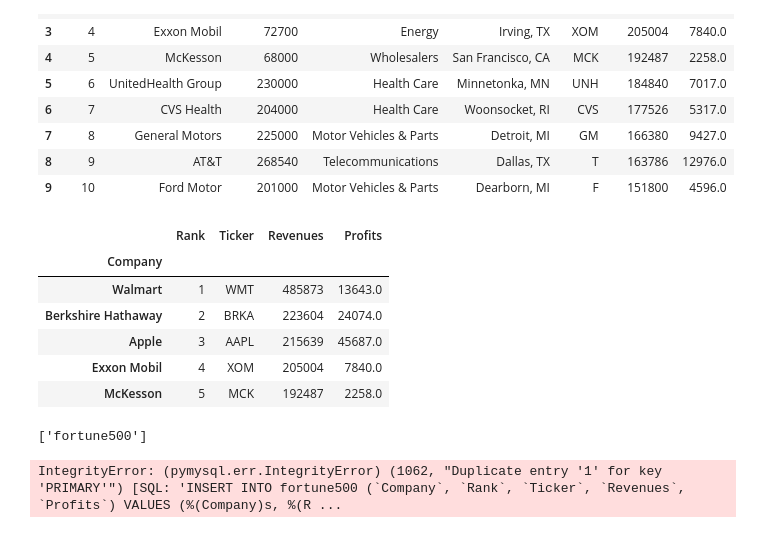
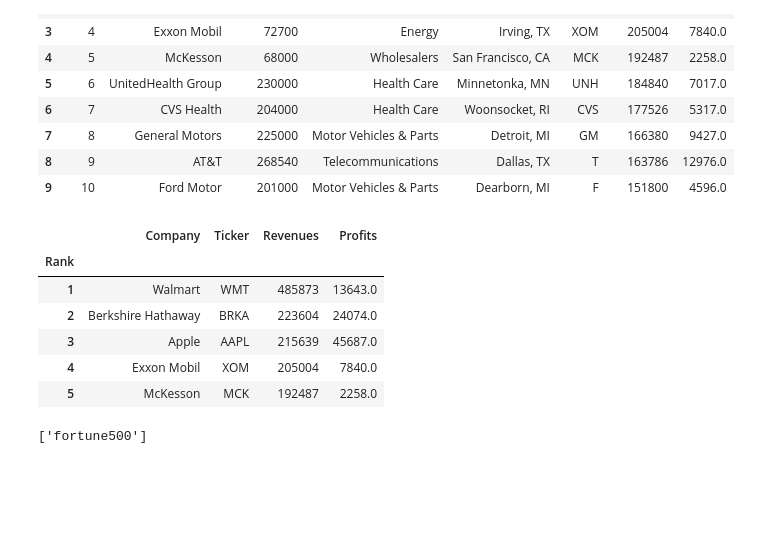
Before and after one commit to chinosamg/ETL-Project, a Jupyter notebook: ETL_Code-Fortune500.ipynb, the cells around one changed output. Drawn from its saved outputs; the diff is of its cells as text; code cells hidden in the pictures; blank space fills up the shorter version.

```diff
--- a/ETL_Code-Fortune500.ipynb
+++ b/ETL_Code-Fortune500.ipynb
@@ -52,19 +53,19 @@ Fortune500.head(10)
 # %%
 Fortune500_cols = ["Rank", "Company", "Ticker", "Revenues", "Profits"]
 Fortune500_transformed= Fortune500[Fortune500_cols].copy()
 
 Fortune500_transformed.drop_duplicates({"Rank", "Company"}, inplace=True)
-Fortune500_transformed.set_index("Company", inplace=True)
+Fortune500_transformed.set_index("Rank", inplace=True)
 
 Fortune500_transformed.head()
 # %% [output]
-|  | Rank | Ticker | Revenues | Profits |
-| Company |  |  |  |  |
-| Walmart | 1 | WMT | 485873 | 13643.0 |
-| Berkshire Hathaway | 2 | BRKA | 223604 | 24074.0 |
-| Apple | 3 | AAPL | 215639 | 45687.0 |
-| Exxon Mobil | 4 | XOM | 205004 | 7840.0 |
-| McKesson | 5 | MCK | 192487 | 2258.0 |
+|  | Company | Ticker | Revenues | Profits |
+| Rank |  |  |  |  |
+| 1 | Walmart | WMT | 485873 | 13643.0 |
+| 2 | Berkshire Hathaway | BRKA | 223604 | 24074.0 |
+| 3 | Apple | AAPL | 215639 | 45687.0 |
+| 4 | Exxon Mobil | XOM | 205004 | 7840.0 |
+| 5 | McKesson | MCK | 192487 | 2258.0 |
 # %%
 connection_string = "root:@localhost/ETL_Project_Fortune500"
 engine = create_engine(f'mysql://{connection_string}')
@@ -74,6 +75,4 @@ engine.table_names()
 # %% [output]
 ['fortune500']
 # %%
-Fortune500_transformed.to_sql(name='fortune500', con=engine, if_exists='append', index=True)
+Fortune500_transformed.to_sql(name='fortune500', con=engine, if_exists='replace', index=True)
-# %% [output]
-IntegrityError: (pymysql.err.IntegrityError) (1062, "Duplicate entry '1' for key 'PRIMARY'") [SQL: 'INSERT INTO fortune500 (`Company`, `Rank`, `Ticker`, `Revenues`, `Profits`) VALUES (%(Company)s, %(R ...
```
Also changed, not shown: parts of 1 cell of this notebook, 10 other files.
